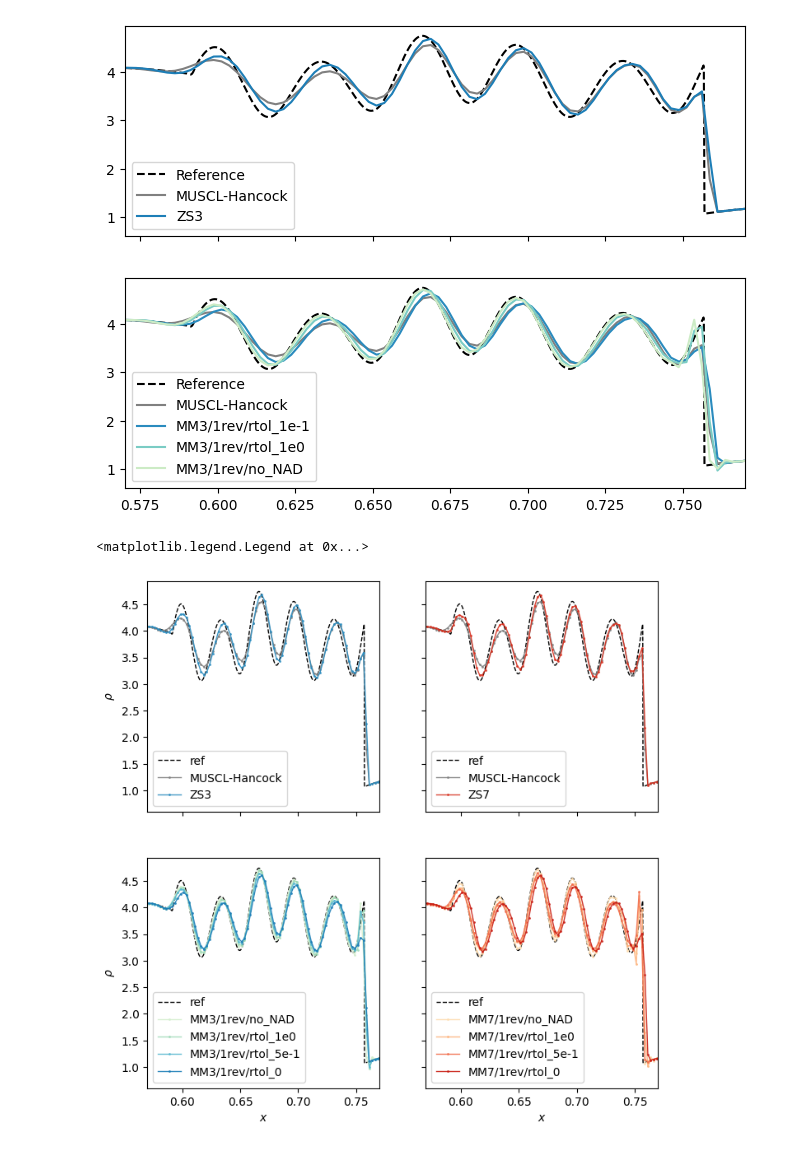
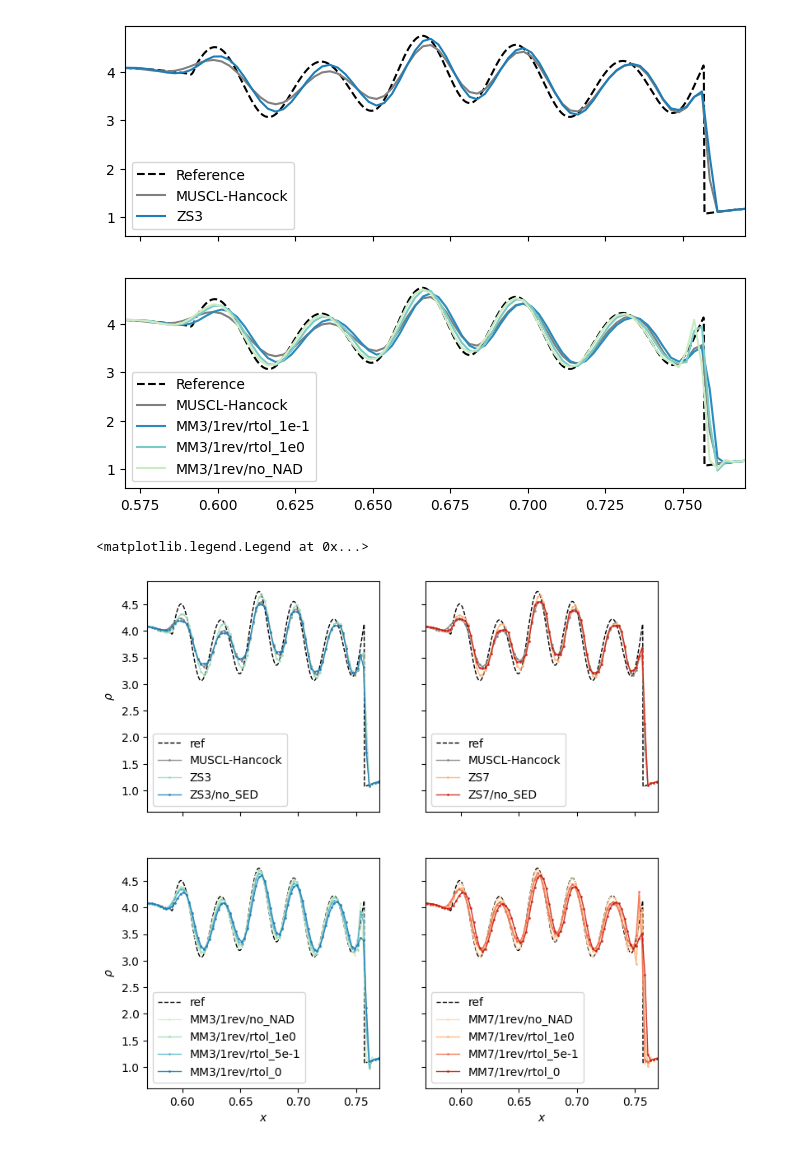
Before and after one commit to jpalafou/superfv, a Jupyter notebook: benchmarks/Shu-Osher/Notebook.ipynb, the cells around one changed output. Saved outputs shown, nothing was run; the diff lists cells and outputs as text; code cells hidden in the pictures.

```diff
--- a/benchmarks/Shu-Osher/Notebook.ipynb
+++ b/benchmarks/Shu-Osher/Notebook.ipynb
@@ -30,6 +30,8 @@ configs = {
     "MUSCL-Hancock": dict(MUSCL_limiter="moncen", **musclhancock),
     "ZS3": dict(p=3, **apriori),
     "ZS7": dict(p=7, **apriori),
+    "ZS3/no_SED": dict(p=3, SED=False, **apriori),
+    "ZS7/no_SED": dict(p=7, SED=False, **apriori),
     "MM3/1rev/no_NAD": dict(p=3, NAD=False, SED=False, **aposteriori1),
     "MM7/1rev/no_NAD": dict(p=7, NAD=False, SED=False, **aposteriori1),
     "MM3/1rev/rtol_1e1": dict(p=3, NAD_rtol=1e1, **aposteriori1),
@@ -167,35 +169,37 @@ def plot(name, ax, v, style=dict()):
         alpha=1 if name == "ref" else 0.9,
         **style,
     )
 
 
 plot("ref", axs[0, 0], "rho", dict(color="k", linestyle="--"))
 plot("MUSCL-Hancock", axs[0, 0], "rho", dict(color="grey"))
-plot("ZS3", axs[0, 0], "rho", dict(color=cmap1(0.75)))
+plot("ZS3", axs[0, 0], "rho", dict(color=cmap1(0.4)))
+plot("ZS3/no_SED", axs[0, 0], "rho", dict(color=cmap1(0.8)))
 
 plot("ref", axs[0, 1], "rho", dict(color="k", linestyle="--"))
 plot("MUSCL-Hancock", axs[0, 1], "rho", dict(color="grey"))
-plot("ZS7", axs[0, 1], "rho", dict(color=cmap2(0.75)))
+plot("ZS7", axs[0, 1], "rho", dict(color=cmap2(0.4)))
+plot("ZS7/no_SED", axs[0, 1], "rho", dict(color=cmap2(0.8)))
 
 plot("ref", axs[1, 0], "rho", dict(color="k", linestyle="--"))
 plot("MM3/1rev/no_NAD", axs[1, 0], "rho", dict(color=cmap1(0.2)))
 plot("MM3/1rev/rtol_1e0", axs[1, 0], "rho", dict(color=cmap1(0.4)))
 plot("MM3/1rev/rtol_5e-1", axs[1, 0], "rho", dict(color=cmap1(0.6)))
 plot("MM3/1rev/rtol_0", axs[1, 0], "rho", dict(color=cmap1(0.8)))
 
 plot("ref", axs[1, 1], "rho", dict(color="k", linestyle="--"))
 plot("MM7/1rev/no_NAD", axs[1, 1], "rho", dict(color=cmap2(0.2)))
 plot("MM7/1rev/rtol_1e0", axs[1, 1], "rho", dict(color=cmap2(0.4)))
 plot("MM7/1rev/rtol_5e-1", axs[1, 1], "rho", dict(color=cmap2(0.6)))
 plot("MM7/1rev/rtol_0", axs[1, 1], "rho", dict(color=cmap2(0.8)))
 
 
 axs[0, 0].legend()
 axs[0, 1].legend()
 axs[1, 0].legend()
 axs[1, 1].legend()
 # %% [output]
 <matplotlib.legend.Legend at 0x...>
-[figure, old version]
+[figure, new version]
 # %%
 fig.savefig("shu-osher.pdf")
```
Also changed, not shown: parts of 1 cell of this notebook, 3 other files.
